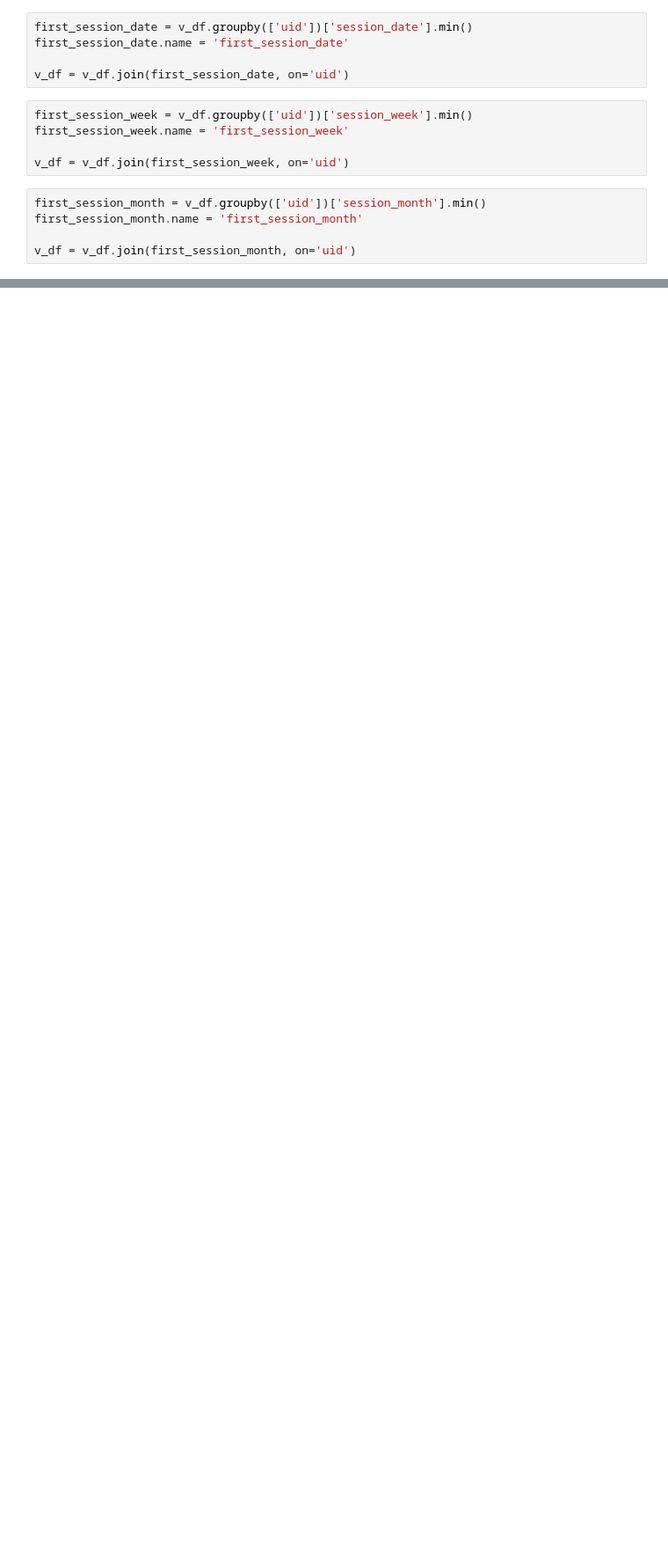
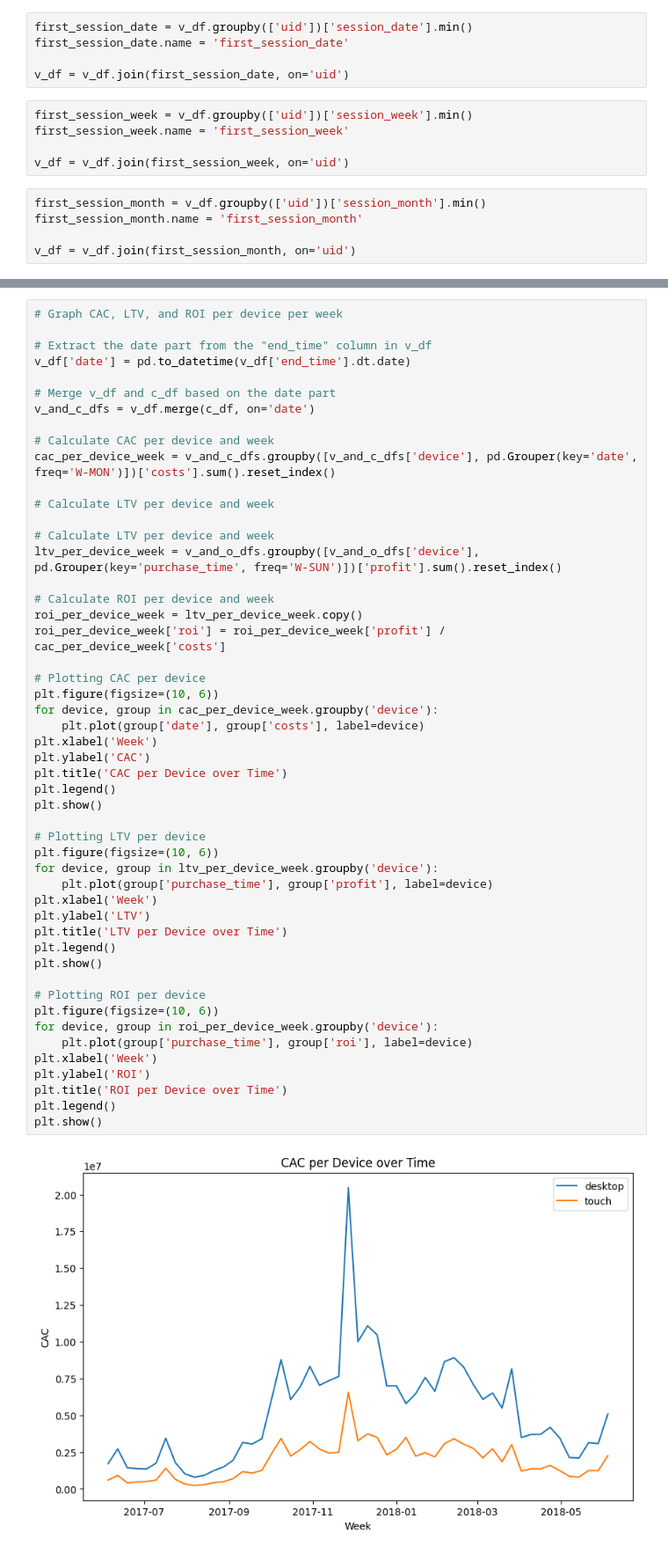
Before and after one commit to Malokingi/yandex_afisha_marketing_report, a Jupyter notebook: report.ipynb, the cells around one changed output, grey strips where cells are left out. Shown: that part at 88% size. Cells and saved outputs as stored; diff of their text form; blank space fills up the shorter version.

```diff
--- a/report.ipynb
+++ b/report.ipynb
@@ -334,0 +552,52 @@ ltv_data['ltv'].head(20)
+# %%
+# Graph CAC, LTV, and ROI per device per week
+
+# Extract the date part from the "end_time" column in v_df
+v_df['date'] = pd.to_datetime(v_df['end_time'].dt.date)
+
+# Merge v_df and c_df based on the date part
+v_and_c_dfs = v_df.merge(c_df, on='date')
+
+# Calculate CAC per device and week
+cac_per_device_week = v_and_c_dfs.groupby([v_and_c_dfs['device'], pd.Grouper(key='date', freq='W-MON')])['costs'].sum().reset_index()
+
+# Calculate LTV per device and week
+
+# Calculate LTV per device and week
+ltv_per_device_week = v_and_o_dfs.groupby([v_and_o_dfs['device'], pd.Grouper(key='purchase_time', freq='W-SUN')])['profit'].sum().reset_index()
+
+# Calculate ROI per device and week
+roi_per_device_week = ltv_per_device_week.copy()
+roi_per_device_week['roi'] = roi_per_device_week['profit'] / cac_per_device_week['costs']
+
+# Plotting CAC per device
+plt.figure(figsize=(10, 6))
+for device, group in cac_per_device_week.groupby('device'):
+    plt.plot(group['date'], group['costs'], label=device)
+plt.xlabel('Week')
+plt.ylabel('CAC')
+plt.title('CAC per Device over Time')
+plt.legend()
+plt.show()
+
+# Plotting LTV per device
+plt.figure(figsize=(10, 6))
+for device, group in ltv_per_device_week.groupby('device'):
+    plt.plot(group['purchase_time'], group['profit'], label=device)
+plt.xlabel('Week')
+plt.ylabel('LTV')
+plt.title('LTV per Device over Time')
+plt.legend()
+plt.show()
+
+# Plotting ROI per device
+plt.figure(figsize=(10, 6))
+for device, group in roi_per_device_week.groupby('device'):
+    plt.plot(group['purchase_time'], group['roi'], label=device)
+plt.xlabel('Week')
+plt.ylabel('ROI')
+plt.title('ROI per Device over Time')
+plt.legend()
+plt.show()
+# %% [output]
+[figure, added]
```
Also changed, not shown: parts of 31 cells of this notebook, 1 other file.
